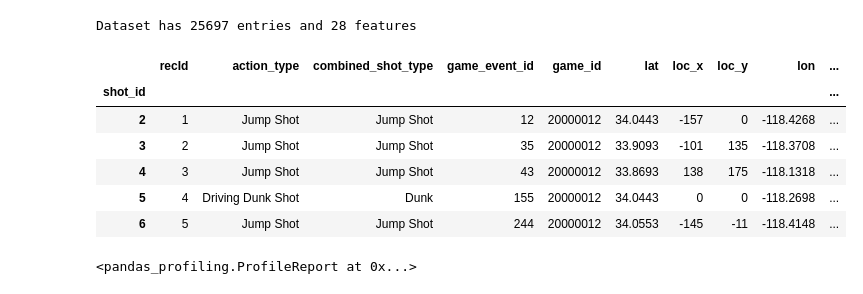
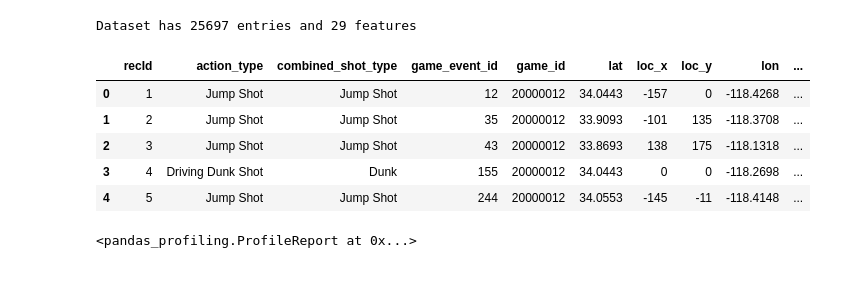
Before and after one commit to quedogf94/Spring2019_Project2, a Jupyter notebook: Kobe.ipynb, the cells around one changed output. Drawn from its saved outputs; the diff is of its cells as text; code cells hidden in the pictures.

```diff
--- a/Kobe.ipynb
+++ b/Kobe.ipynb
@@ -30,33 +30,32 @@ from sklearn.ensemble import BaggingClassifier, ExtraTreesClassifier, GradientBo
 # %%
 kobe_df = pd.read_csv("project2Data.csv")
 #kobe_df = pd.read_csv("data.csv")
 
-kobe_df.set_index('shot_id', inplace=True)
-kobe_df["action_type"] = kobe_df["action_type"].astype('object')
-kobe_df["combined_shot_type"] = kobe_df["combined_shot_type"].astype('category')
-kobe_df["game_event_id"] = kobe_df["game_event_id"].astype('category')
-kobe_df["game_id"] = kobe_df["game_id"].astype('category')
-kobe_df["period"] = kobe_df["period"].astype('object')
-kobe_df["playoffs"] = kobe_df["playoffs"].astype('category')
-kobe_df["season"] = kobe_df["season"].astype('category')
-kobe_df["shot_made_flag"] = kobe_df["shot_made_flag"].astype('category')
-kobe_df["shot_type"] = kobe_df["shot_type"].astype('category')
-kobe_df["team_id"] = kobe_df["team_id"].astype('category')
+#kobe_df.set_index('shot_id', inplace=True)
+#kobe_df["action_type"] = kobe_df["action_type"].astype('object')
+#kobe_df["combined_shot_type"] = kobe_df["combined_shot_type"].astype('category')
+#kobe_df["game_event_id"] = kobe_df["game_event_id"].astype('category')
+#kobe_df["game_id"] = kobe_df["game_id"].astype('category')
+#kobe_df["period"] = kobe_df["period"].astype('object')
+#kobe_df["playoffs"] = kobe_df["playoffs"].astype('category')
+#kobe_df["season"] = kobe_df["season"].astype('category')
+#kobe_df["shot_made_flag"] = kobe_df["shot_made_flag"].astype('category')
+#kobe_df["shot_type"] = kobe_df["shot_type"].astype('category')
+#kobe_df["team_id"] = kobe_df["team_id"].astype('category')
 
 pd.set_option('display.max_columns', None) #Displays All the columns
 print("Dataset has {} entries and {} features".format(*kobe_df.shape))
 
 # preview data
 kobe_df.head()
 # %% [output]
-Dataset has 25697 entries and 28 features
+Dataset has 25697 entries and 29 features
 |  | recId | action_type | combined_shot_type | game_event_id | game_id | lat | loc_x | loc_y | lon | ... |
-| shot_id |  |  |  |  |  |  |  |  |  | ... |
-| 2 | 1 | Jump Shot | Jump Shot | 12 | 20000012 | 34.0443 | -157 | 0 | -118.4268 | ... |
-| 3 | 2 | Jump Shot | Jump Shot | 35 | 20000012 | 33.9093 | -101 | 135 | -118.3708 | ... |
-| 4 | 3 | Jump Shot | Jump Shot | 43 | 20000012 | 33.8693 | 138 | 175 | -118.1318 | ... |
-| 5 | 4 | Driving Dunk Shot | Dunk | 155 | 20000012 | 34.0443 | 0 | 0 | -118.2698 | ... |
-| 6 | 5 | Jump Shot | Jump Shot | 244 | 20000012 | 34.0553 | -145 | -11 | -118.4148 | ... |
+| 0 | 1 | Jump Shot | Jump Shot | 12 | 20000012 | 34.0443 | -157 | 0 | -118.4268 | ... |
+| 1 | 2 | Jump Shot | Jump Shot | 35 | 20000012 | 33.9093 | -101 | 135 | -118.3708 | ... |
+| 2 | 3 | Jump Shot | Jump Shot | 43 | 20000012 | 33.8693 | 138 | 175 | -118.1318 | ... |
+| 3 | 4 | Driving Dunk Shot | Dunk | 155 | 20000012 | 34.0443 | 0 | 0 | -118.2698 | ... |
+| 4 | 5 | Jump Shot | Jump Shot | 244 | 20000012 | 34.0553 | -145 | -11 | -118.4148 | ... |
 # %%
 pandas_profiling.ProfileReport(kobe_df)
 # %% [output]
```
Also changed, not shown: parts of 15 cells of this notebook.
